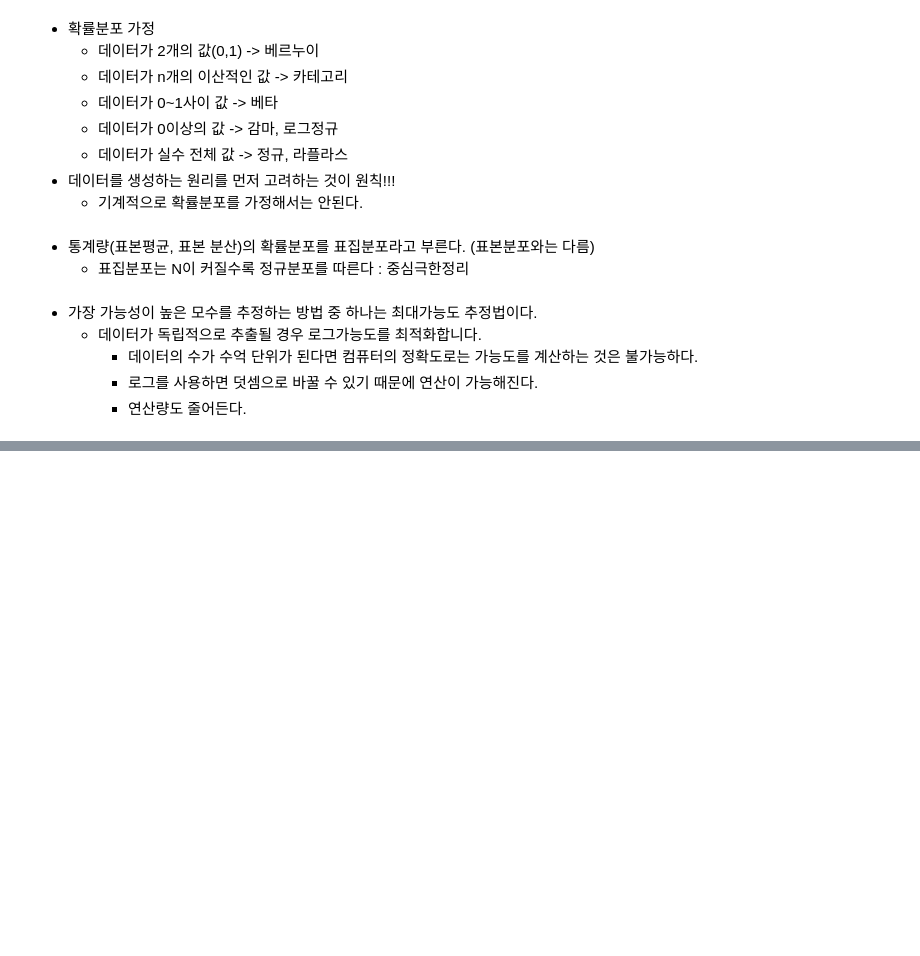
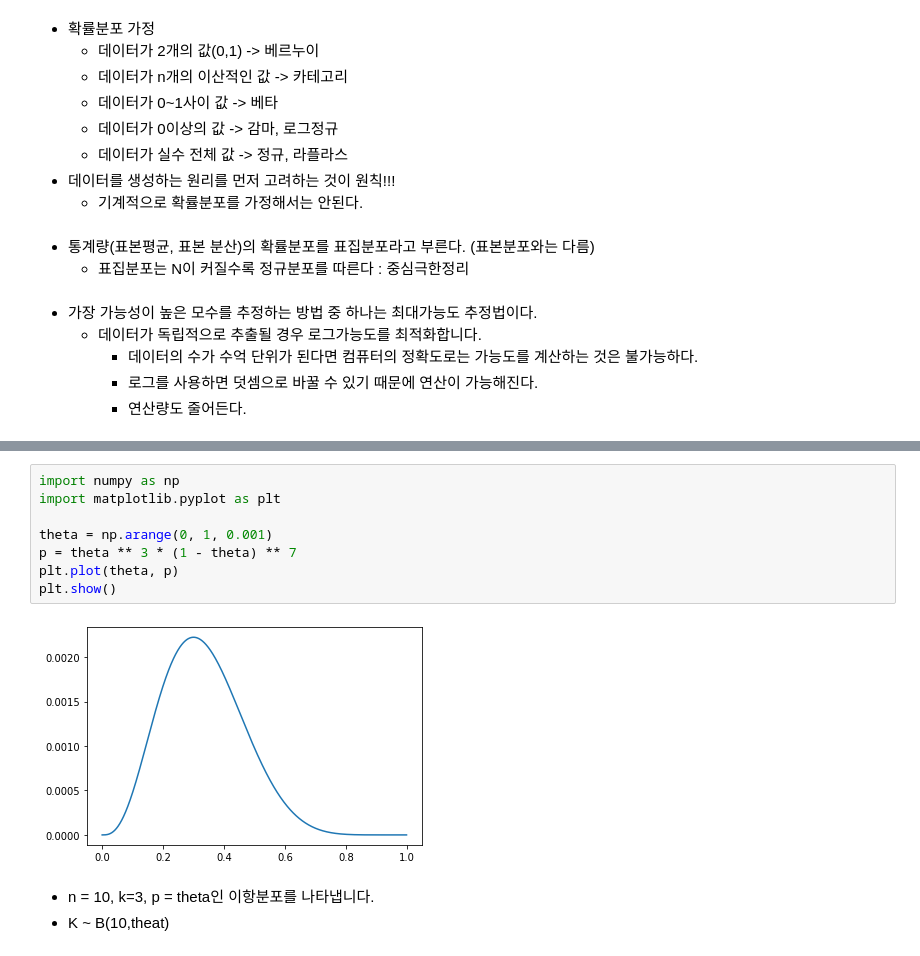
Before and after one commit to JaeHong-Park987/studying, a Jupyter notebook: 9기/4주차/기초튼튼, 수학튼튼.ipynb, the cells around one changed output, grey strips where cells are left out. Cells and saved outputs as stored; diff of their text form; blank space fills up the shorter version.

```diff
--- a/9기/4주차/기초튼튼, 수학튼튼.ipynb
+++ b/9기/4주차/기초튼튼, 수학튼튼.ipynb
@@ -1953,0 +1974,13 @@ plt.show()
+# %%
+import numpy as np
+import matplotlib.pyplot as plt
+
+theta = np.arange(0, 1, 0.001)
+p = theta ** 3 * (1 - theta) ** 7
+plt.plot(theta, p)
+plt.show()
+# %% [output]
+[figure, added]
+# %% [markdown]
+* n = 10, k=3, p = theta인 이항분포를 나타냅니다.
+* K ~ B(10,theat)
```
Also changed, not shown: parts of 2 cells of this notebook, 1 other file.
